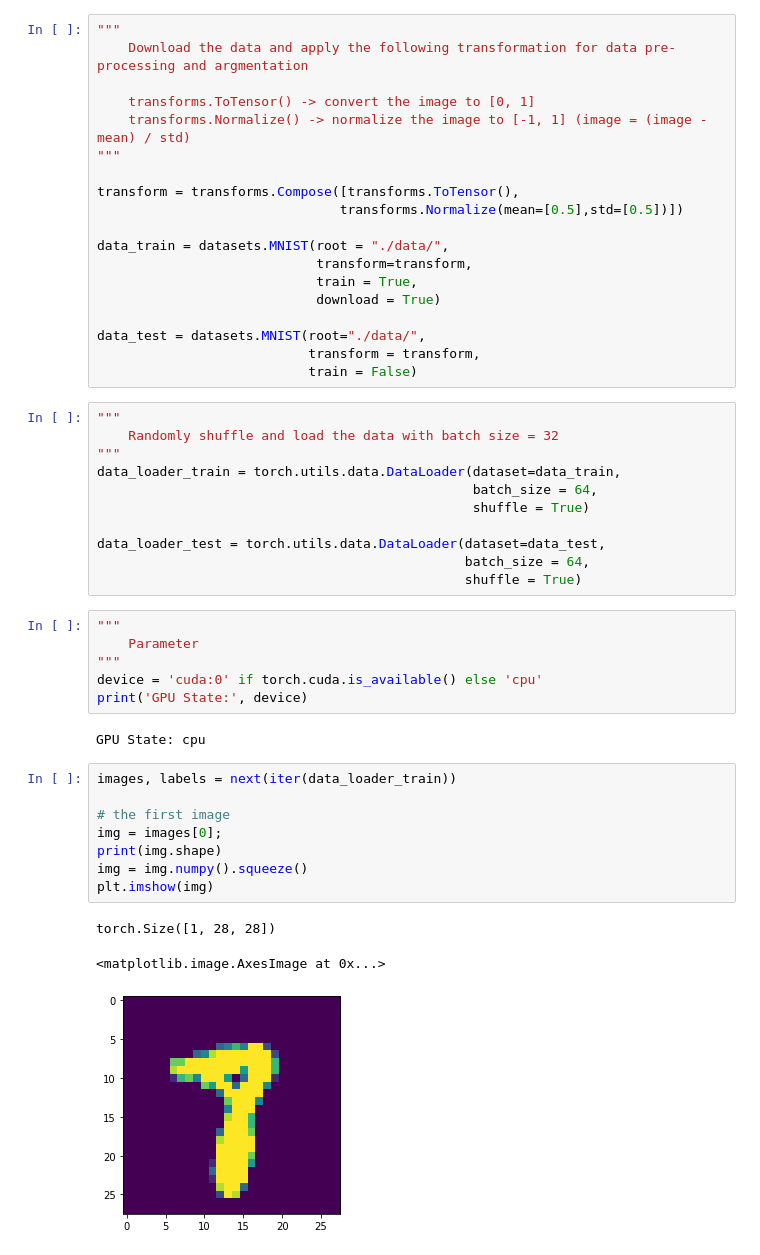
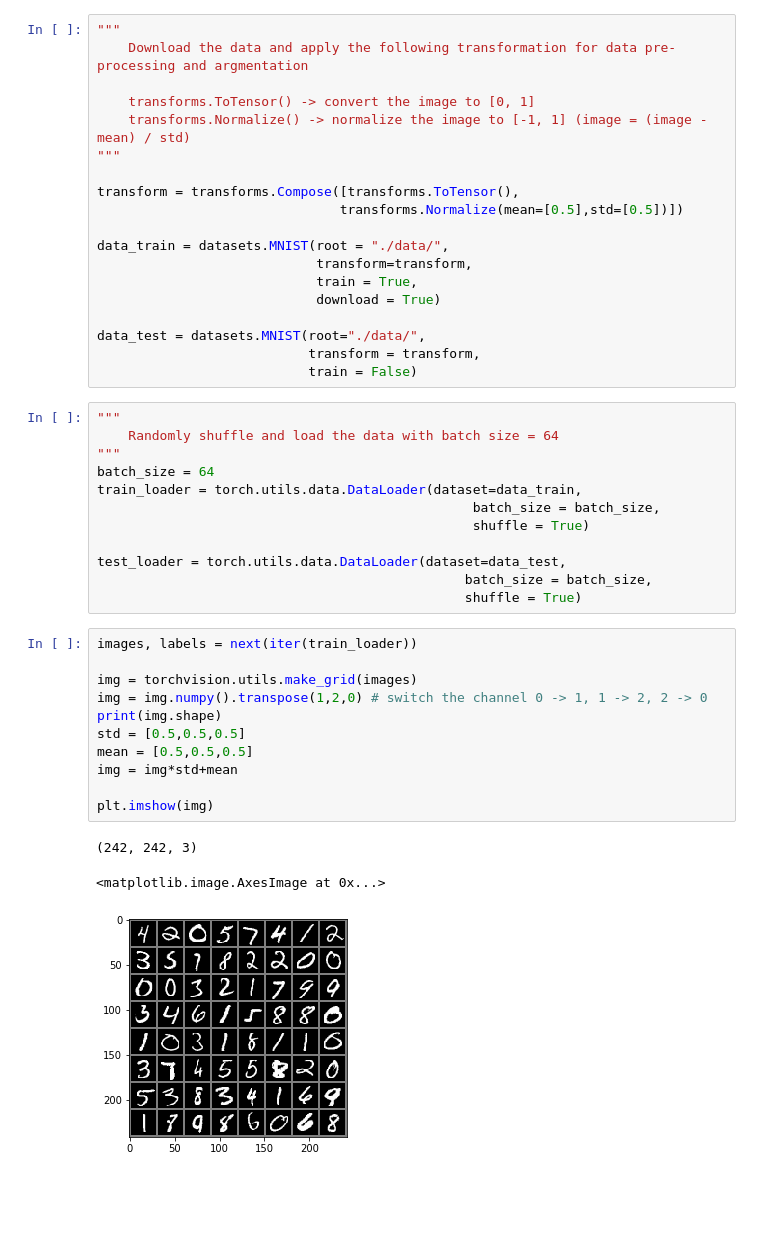
Before and after one commit to Kelvinyu1117/pytorch-snippets, a Jupyter notebook: mnist_training/notes.ipynb, the cells around one changed output. Drawn from its saved outputs; the diff is of its cells as text; blank space fills up the shorter version.

```diff
--- a/mnist_training/notes.ipynb
+++ b/mnist_training/notes.ipynb
@@ -28,35 +29,31 @@ data_test = datasets.MNIST(root="./data/",
                            train = False)
 # %%
 """
-    Randomly shuffle and load the data with batch size = 32
+    Randomly shuffle and load the data with batch size = 64
 """
-data_loader_train = torch.utils.data.DataLoader(dataset=data_train,
-                                                batch_size = 64,
+batch_size = 64
+train_loader = torch.utils.data.DataLoader(dataset=data_train,
+                                                batch_size = batch_size,
                                                 shuffle = True)
 
-data_loader_test = torch.utils.data.DataLoader(dataset=data_test,
-                                               batch_size = 64,
+test_loader = torch.utils.data.DataLoader(dataset=data_test,
+                                               batch_size = batch_size,
                                                shuffle = True)
-# %%
-"""
-    Parameter
-"""
-device = 'cuda:0' if torch.cuda.is_available() else 'cpu'
-print('GPU State:', device)
-# %% [output]
-GPU State: cpu
-# %%
-images, labels = next(iter(data_loader_train))
-
-# the first image
-img = images[0];
-print(img.shape)
-img = img.numpy().squeeze()
-plt.imshow(img)
-# %% [output]
-torch.Size([1, 28, 28])
-<matplotlib.image.AxesImage at 0x...>
-[figure, removed]
+# %%
+images, labels = next(iter(train_loader))
+
+img = torchvision.utils.make_grid(images)
+img = img.numpy().transpose(1,2,0) # switch the channel 0 -> 1, 1 -> 2, 2 -> 0
+print(img.shape)
+std = [0.5,0.5,0.5]
+mean = [0.5,0.5,0.5]
+img = img*std+mean
+
+plt.imshow(img)
+# %% [output]
+(242, 242, 3)
+<matplotlib.image.AxesImage at 0x...>
+[figure, added]
 # %%
 """
     Set up the network structure (example from the official website)
```
Also changed, not shown: parts of 5 cells of this notebook.
